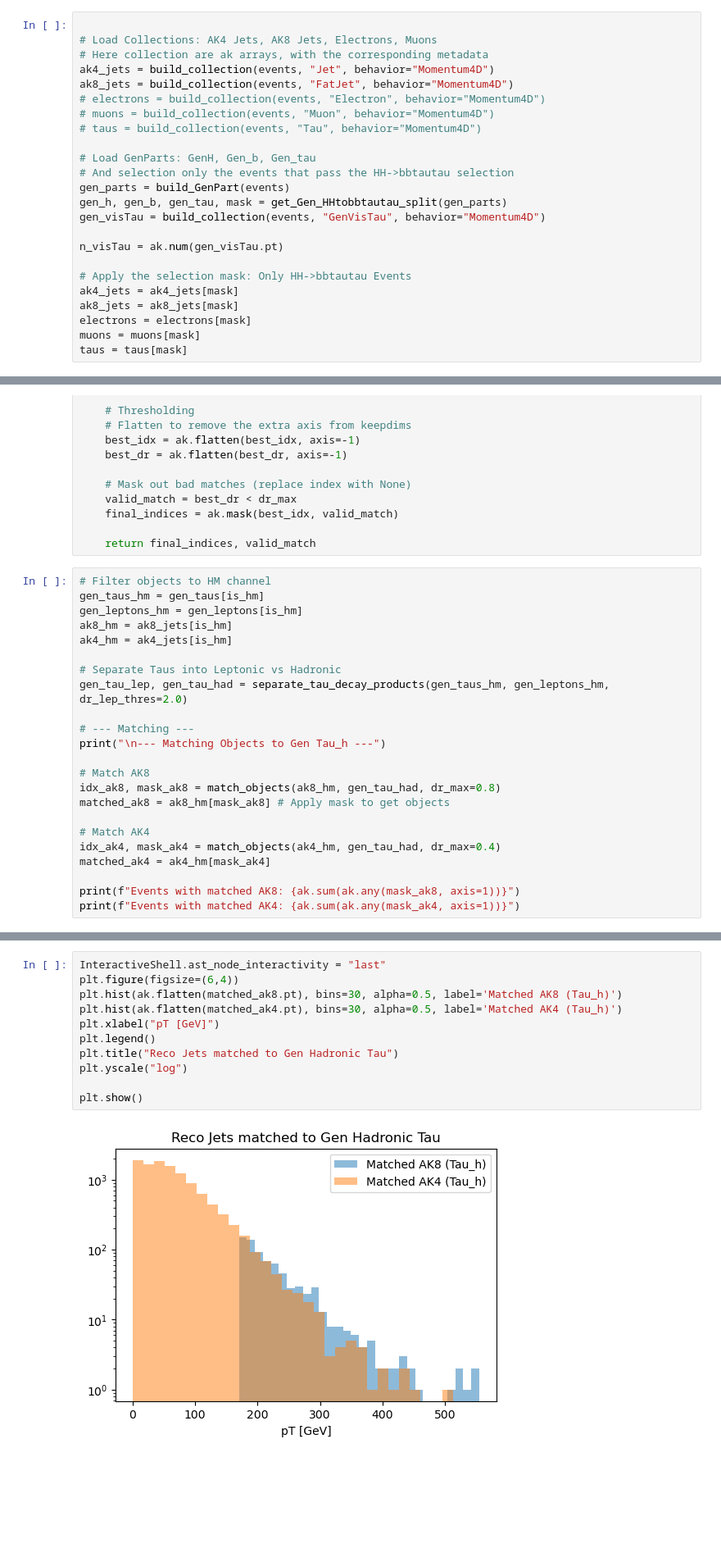
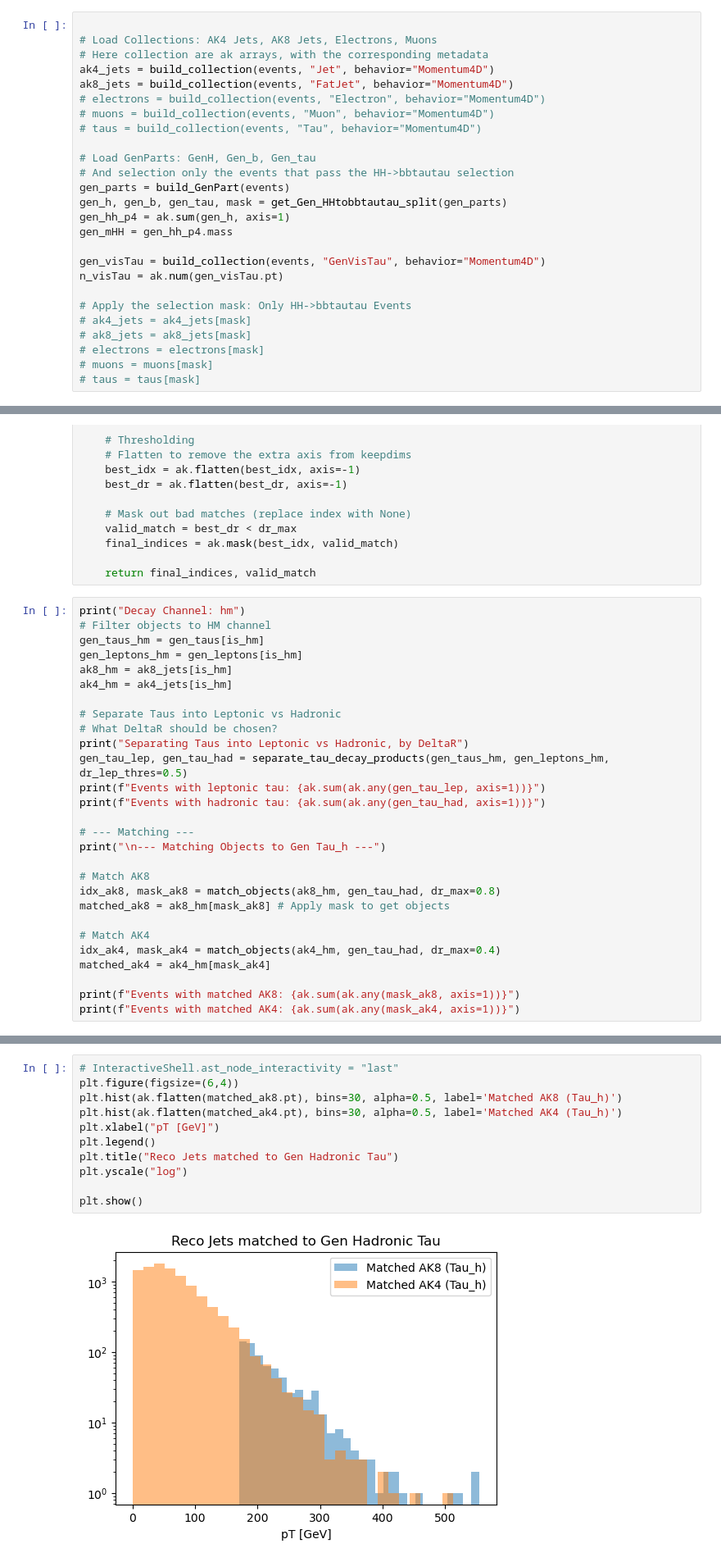
Before and after one commit to ArghyaDas112358/bbtautau, a Jupyter notebook: src/bbtautau/GenPresel/gen.ipynb, the cells around one changed output, grey strips where cells are left out. Shown at 82% size. Saved outputs shown, nothing was run; the diff lists cells and outputs as text; blank space fills up the shorter version.

```diff
--- a/src/bbtautau/GenPresel/gen.ipynb
+++ b/src/bbtautau/GenPresel/gen.ipynb
@@ -432,16 +426,18 @@ ak8_jets = build_collection(events, "FatJet", behavior="Momentum4D")
 # And selection only the events that pass the HH->bbtautau selection
 gen_parts = build_GenPart(events)
 gen_h, gen_b, gen_tau, mask = get_Gen_HHtobbtautau_split(gen_parts)
+gen_hh_p4 = ak.sum(gen_h, axis=1)
+gen_mHH = gen_hh_p4.mass
+
 gen_visTau = build_collection(events, "GenVisTau", behavior="Momentum4D")
-
 n_visTau = ak.num(gen_visTau.pt)
 
 # Apply the selection mask: Only HH->bbtautau Events
-ak4_jets = ak4_jets[mask]
-ak8_jets = ak8_jets[mask]
-electrons = electrons[mask]
-muons = muons[mask]
-taus = taus[mask]
+# ak4_jets = ak4_jets[mask]
+# ak8_jets = ak8_jets[mask]
+# electrons = electrons[mask]
+# muons = muons[mask]
+# taus = taus[mask]
 # %%
 match_matrix = get_matching_mask(ak4_jets, gen_b)
 # %%
@@ -605,6 +601,7 @@ def match_objects(left_collection, right_collection, dr_max=0.4):
 
     return final_indices, valid_match
 # %%
+print("Decay Channel: hm")
 # Filter objects to HM channel
 gen_taus_hm = gen_taus[is_hm]
 gen_leptons_hm = gen_leptons[is_hm]
@@ -612,7 +609,11 @@ ak8_hm = ak8_jets[is_hm]
 ak4_hm = ak4_jets[is_hm]
 
 # Separate Taus into Leptonic vs Hadronic
-gen_tau_lep, gen_tau_had = separate_tau_decay_products(gen_taus_hm, gen_leptons_hm, dr_lep_thres=2.0)
+# What DeltaR should be chosen?
+print("Separating Taus into Leptonic vs Hadronic, by DeltaR")
+gen_tau_lep, gen_tau_had = separate_tau_decay_products(gen_taus_hm, gen_leptons_hm, dr_lep_thres=0.5)
+print(f"Events with leptonic tau: {ak.sum(ak.any(gen_tau_lep, axis=1))}")
+print(f"Events with hadronic tau: {ak.sum(ak.any(gen_tau_had, axis=1))}")
 
 # --- Matching ---
 print("\n--- Matching Objects to Gen Tau_h ---")
@@ -634,16 +640,16 @@ Events with matched AK4: 5122
 # %%
-InteractiveShell.ast_node_interactivity = "last"
+# InteractiveShell.ast_node_interactivity = "last"
 plt.figure(figsize=(6,4))
 plt.hist(ak.flatten(matched_ak8.pt), bins=30, alpha=0.5, label='Matched AK8 (Tau_h)')
 plt.hist(ak.flatten(matched_ak4.pt), bins=30, alpha=0.5, label='Matched AK4 (Tau_h)')
 plt.xlabel("pT [GeV]")
 plt.legend()
 plt.title("Reco Jets matched to Gen Hadronic Tau")
 plt.yscale("log")
 
 plt.show()
 # %% [output]
-[figure, old version]
+[figure, new version]
 # %%
 channels = {
     "HH": {"mask": is_hh, "color": "red",  "label": "Fully Hadronic (2 Tau_h)"},
```
Also changed, not shown: parts of 12 cells of this notebook.
